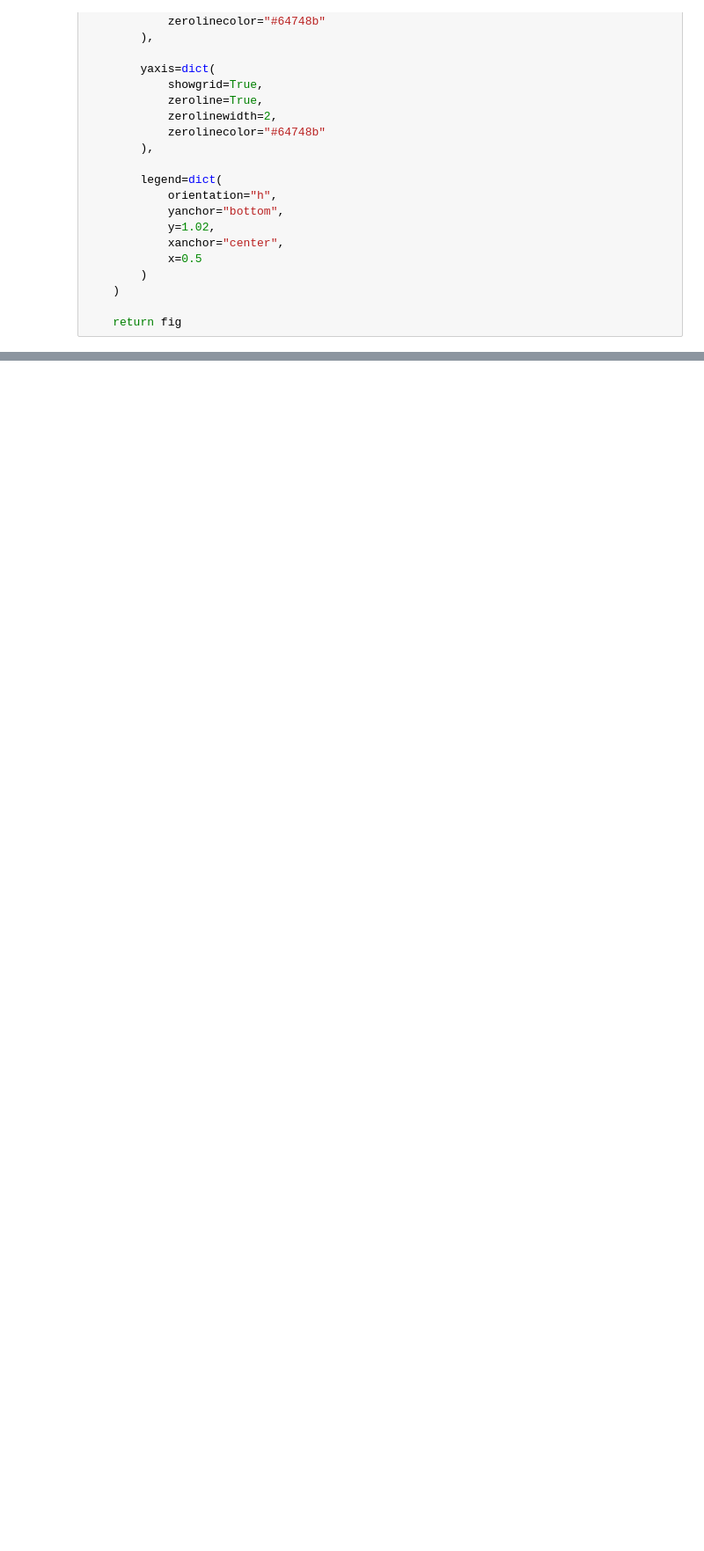
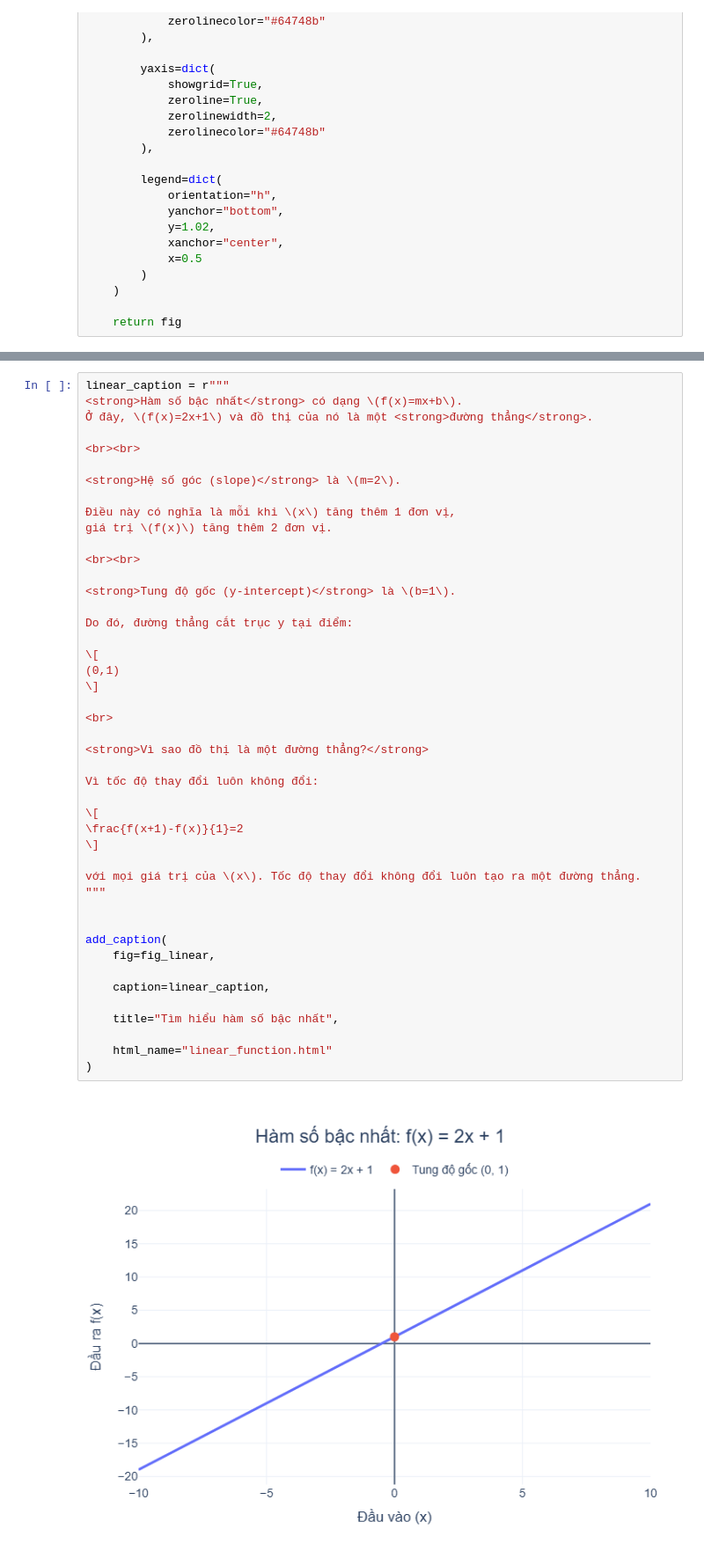
Before and after one commit to tlh222k/ai-from-scratch, a Jupyter notebook: visualizations/notebooks/function_visualization.ipynb, the cells around one changed output, grey strips where cells are left out. Shown at 88% size. Saved outputs shown, nothing was run; the diff lists cells and outputs as text; blank space fills up the shorter version.

```diff
--- a/visualizations/notebooks/function_visualization.ipynb
+++ b/visualizations/notebooks/function_visualization.ipynb
@@ -1035,0 +580,47 @@ Kiểm tra file tồn tại, có nội dung hợp lệ, và link trong `index.ht
+# %%
+linear_caption = r"""
+<strong>Hàm số bậc nhất</strong> có dạng \(f(x)=mx+b\).
+Ở đây, \(f(x)=2x+1\) và đồ thị của nó là một <strong>đường thẳng</strong>.
+
+<br><br>
+
+<strong>Hệ số góc (slope)</strong> là \(m=2\).
+
+Điều này có nghĩa là mỗi khi \(x\) tăng thêm 1 đơn vị,
+giá trị \(f(x)\) tăng thêm 2 đơn vị.
+
+<br><br>
+
+<strong>Tung độ gốc (y-intercept)</strong> là \(b=1\).
+
+Do đó, đường thẳng cắt trục y tại điểm:
+
+\[
+(0,1)
+\]
+
+<br>
+
+<strong>Vì sao đồ thị là một đường thẳng?</strong>
+
+Vì tốc độ thay đổi luôn không đổi:
+
+\[
+\frac{f(x+1)-f(x)}{1}=2
+\]
+
+với mọi giá trị của \(x\). Tốc độ thay đổi không đổi luôn tạo ra một đường thẳng.
+"""
+
+
+add_caption(
+    fig=fig_linear,
+
+    caption=linear_caption,
+
+    title="Tìm hiểu hàm số bậc nhất",
+
+    html_name="linear_function.html"
+)
+# %% [output]
+[figure, added]
```
Also changed, not shown: parts of 58 cells of this notebook, 4 other files.
